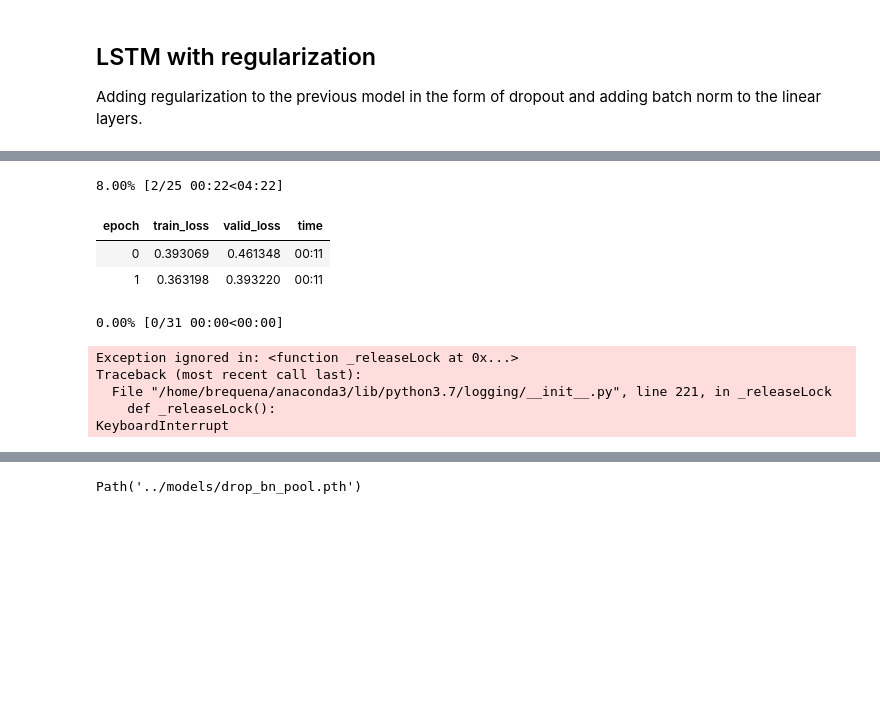
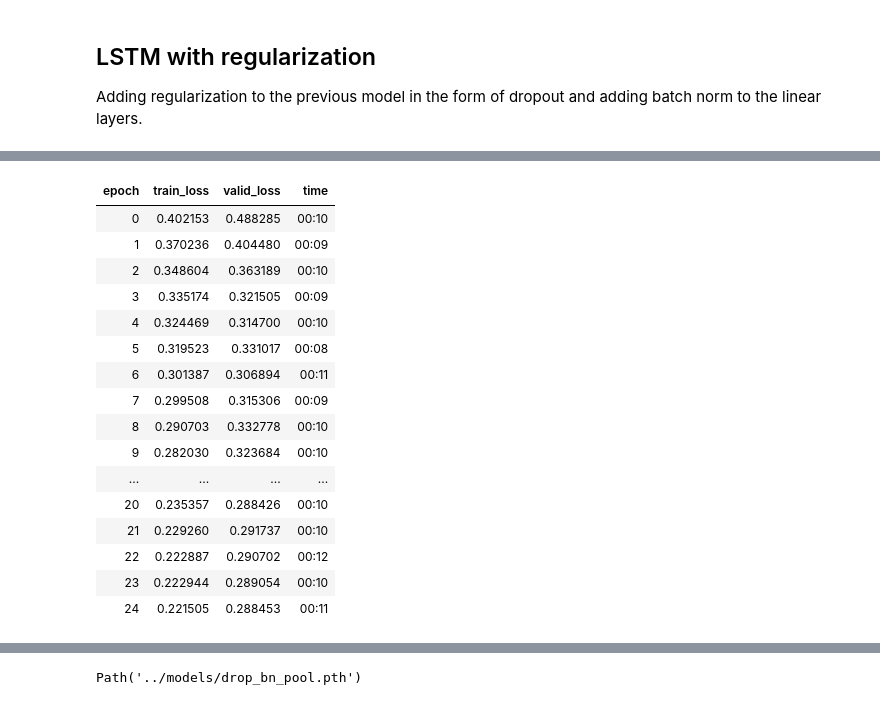
Before and after one commit to BorjaRequena/AnDi-unicorns, a Jupyter notebook: nbs/01_models.ipynb, the cells around one changed output, grey strips where cells are left out. Saved outputs shown, nothing was run; the diff lists cells and outputs as text; code cells hidden in the pictures; blank space fills up the shorter version.

```diff
--- a/nbs/01_models.ipynb
+++ b/nbs/01_models.ipynb
@@ -236,15 +236,22 @@ SuggestedLRs(lr_min=0.00831763744354248, lr_steep=0.00010964782268274575)
 # %%
-learn.fit_one_cycle(25, lr_max=5e-3, wd=1e-3)
+learn.fit_one_cycle(25, lr_max=2e-3, wd=1e-3)
 # %% [output]
-8.00% [2/25 00:22<04:22]
 | epoch | train_loss | valid_loss | time |
-| 0 | 0.393069 | 0.461348 | 00:11 |
-| 1 | 0.363198 | 0.393220 | 00:11 |
+| 0 | 0.402153 | 0.488285 | 00:10 |
+| 1 | 0.370236 | 0.404480 | 00:09 |
+| 2 | 0.348604 | 0.363189 | 00:10 |
+| 3 | 0.335174 | 0.321505 | 00:09 |
+| 4 | 0.324469 | 0.314700 | 00:10 |
+| 5 | 0.319523 | 0.331017 | 00:08 |
+| 6 | 0.301387 | 0.306894 | 00:11 |
+| 7 | 0.299508 | 0.315306 | 00:09 |
+| 8 | 0.290703 | 0.332778 | 00:10 |
+| 9 | 0.282030 | 0.323684 | 00:10 |
+| ... | ... | ... | ... |
+| 20 | 0.235357 | 0.288426 | 00:10 |
+| 21 | 0.229260 | 0.291737 | 00:10 |
+| 22 | 0.222887 | 0.290702 | 00:12 |
+| 23 | 0.222944 | 0.289054 | 00:10 |
+| 24 | 0.221505 | 0.288453 | 00:11 |
-0.00% [0/31 00:00<00:00]
-Exception ignored in: <function _releaseLock at 0x...>
-Traceback (most recent call last):
-  File "/home/brequena/anaconda3/lib/python3.7/logging/__init__.py", line 221, in _releaseLock
-    def _releaseLock():
-KeyboardInterrupt
 # %%
 learn.recorder.plot_loss()
```
Also changed, not shown: parts of 3 cells of this notebook.
